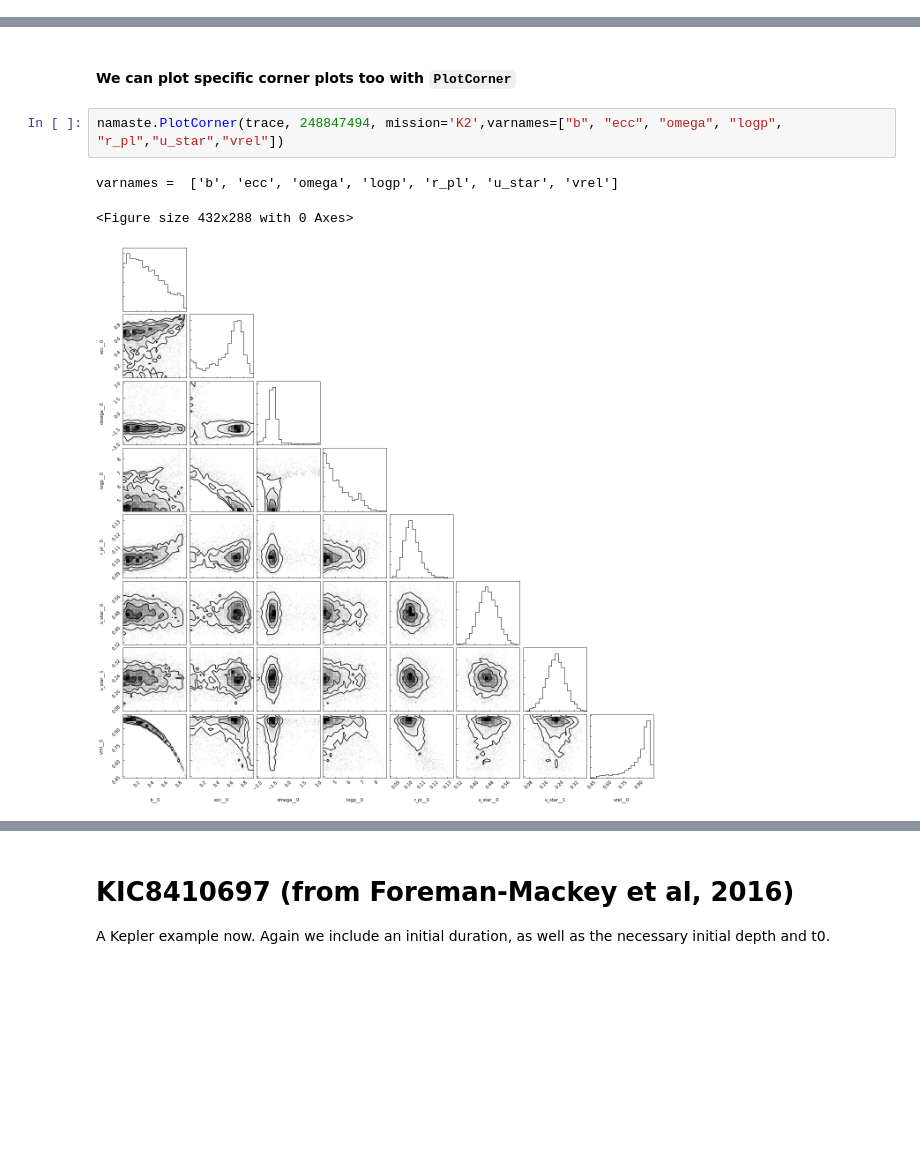
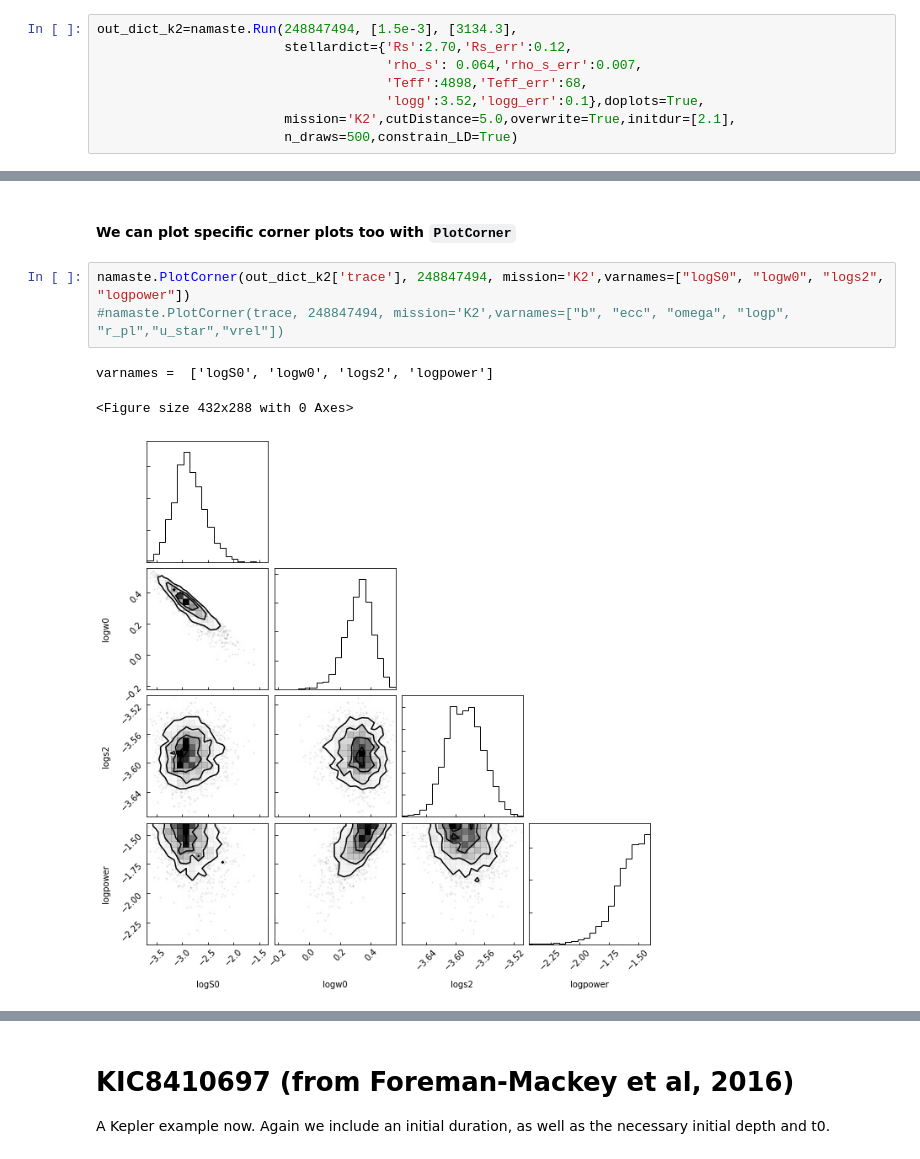
Before and after one commit to hposborn/NamastePymc3, a Jupyter notebook: Example.ipynb, the cells around one changed output, grey strips where cells are left out. Saved outputs shown, nothing was run; the diff lists cells and outputs as text; blank space fills up the shorter version.

```diff
--- a/Example.ipynb
+++ b/Example.ipynb
@@ -117,0 +185,8 @@ varnames =  ['b', 'ecc', 'period', 'r_pl', 'u_star', 'vrel']
+# %%
+out_dict_k2=namaste.Run(248847494, [1.5e-3], [3134.3],
+                        stellardict={'Rs':2.70,'Rs_err':0.12,
+                                     'rho_s': 0.064,'rho_s_err':0.007,
+                                     'Teff':4898,'Teff_err':68,
+                                     'logg':3.52,'logg_err':0.1},doplots=True,
+                        mission='K2',cutDistance=5.0,overwrite=True,initdur=[2.1],
+                        n_draws=500,constrain_LD=True)
@@ -118,8 +233,9 @@ varnames =  ['b', 'ecc', 'period', 'r_pl', 'u_star', 'vrel']
 # %% [markdown]
 #### We can plot specific corner plots too with `PlotCorner`
 # %%
-namaste.PlotCorner(trace, 248847494, mission='K2',varnames=["b", "ecc", "omega", "logp", "r_pl","u_star","vrel"])
+namaste.PlotCorner(out_dict_k2['trace'], 248847494, mission='K2',varnames=["logS0", "logw0", "logs2", "logpower"])
+#namaste.PlotCorner(trace, 248847494, mission='K2',varnames=["b", "ecc", "omega", "logp", "r_pl","u_star","vrel"])
 # %% [output]
-varnames =  ['b', 'ecc', 'omega', 'logp', 'r_pl', 'u_star', 'vrel']
+varnames =  ['logS0', 'logw0', 'logs2', 'logpower']
 <Figure size 432x288 with 0 Axes>
-[figure, old version]
+[figure, new version]
```
Also changed, not shown: parts of 22 cells of this notebook, 44 other files.
